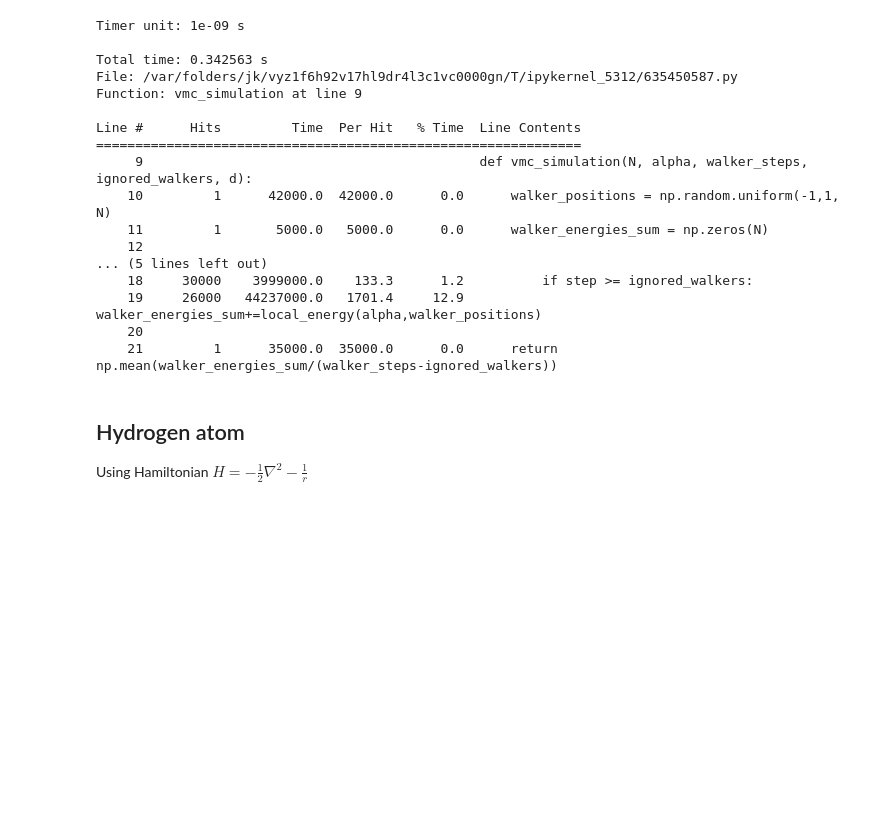
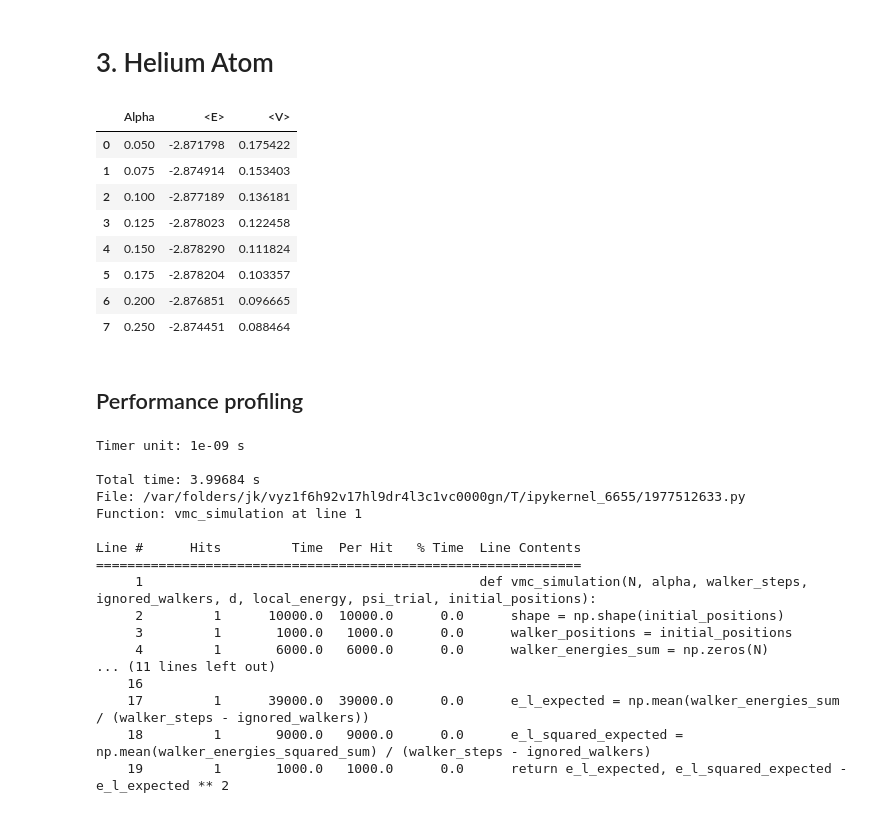
Before and after one commit to lordVelisch/variational-monte-carlo, a Jupyter notebook: main.ipynb, the cells around one changed output. Drawn from its saved outputs; the diff is of its cells as text; code cells hidden in the pictures; blank space fills up the shorter version.

```diff
--- a/main.ipynb
+++ b/main.ipynb
@@ -76,28 +124,64 @@ df
+# %% [markdown]
+#  3. Helium Atom
+# %%
+def psi_trial_he(alpha, positions):
+    r_1 = positions[:,0,:]
+    r_2 = positions[:,1,:]
+    r_12_norm = np.linalg.norm(r_1-r_2, axis=1)
+    return np.exp(-2*np.linalg.norm(r_1, axis=1)) * np.exp(-2*np.linalg.norm(r_2,axis=1)) * np.exp(r_12_norm/(2*(1+alpha*r_12_norm)))
+
+def local_energy_he(alpha, positions):
+    r_1 = positions[:,0,:]
+    r_2 = positions[:,1,:]
+    r_12_norm = np.linalg.norm(r_1-r_2, axis=1)
+    return -4+np.sum((r_1/np.linalg.norm(r_1, axis=1, keepdims=True) - r_2/np.linalg.norm(r_2,axis=1, keepdims=True)) * (r_1-r_2), axis=1) * 1/(r_12_norm *(1+alpha*r_12_norm)**2)-1/(r_12_norm*(1+alpha*r_12_norm)**3)-1/(4*(1+alpha*r_12_norm)**4) + 1/r_12_norm
+
+
+alpha_values = [0.05, 0.075, 0.10, 0.125, 0.15, 0.175, 0.20, 0.25]
+results = []
+for alpha_trial in alpha_values:
+    N = 400
+    initial_positions = np.random.uniform(-0.5, 0.5, (N,2,3))
+    expected_energy, expected_variance = vmc_simulation(N=N, alpha=alpha_trial, walker_steps=30000,
+                                                        ignored_walkers=4000, d=1, local_energy=local_energy_he, psi_trial=psi_trial_he, initial_positions=initial_positions)
+    results.append({"Alpha": alpha_trial, "<E>": expected_energy, "<V>": expected_variance})
+
+df = pd.DataFrame(results)
+df
+# %% [output]
+|  | Alpha | <E> | <V> |
+| 0 | 0.050 | -2.871798 | 0.175422 |
+| 1 | 0.075 | -2.874914 | 0.153403 |
+| 2 | 0.100 | -2.877189 | 0.136181 |
+| 3 | 0.125 | -2.878023 | 0.122458 |
+| 4 | 0.150 | -2.878290 | 0.111824 |
+| 5 | 0.175 | -2.878204 | 0.103357 |
+| 6 | 0.200 | -2.876851 | 0.096665 |
+| 7 | 0.250 | -2.874451 | 0.088464 |
+# %% [markdown]
+## Performance profiling
 # %%
 import line_profiler
 
 lp = line_profiler.LineProfiler(vmc_simulation)
-lp.runcall(vmc_simulation, N=400, alpha=0.4, walker_steps=30000, ignored_walkers=4000, d=0.8)
+lp.runcall(vmc_simulation, N=400, alpha=0.125, walker_steps=30000,
+           ignored_walkers=4000, d=1, local_energy=local_energy_he, psi_trial=psi_trial_he, initial_positions=np.random.uniform(-0.5,0.5,(400,2,3)))
 lp.print_stats()
 # %% [output]
 Timer unit: 1e-09 s
 
-Total time: 0.342563 s
-File: /var/folders/jk/vyz1f6h92v17hl9dr4l3c1vc0000gn/T/ipykernel_5312/635450587.py
-Function: vmc_simulation at line 9
+Total time: 3.99684 s
+File: /var/folders/jk/vyz1f6h92v17hl9dr4l3c1vc0000gn/T/ipykernel_6655/1977512633.py
+Function: vmc_simulation at line 1
 
 Line #      Hits         Time  Per Hit   % Time  Line Contents
 ==============================================================
-     9                                           def vmc_simulation(N, alpha, walker_steps, ignored_walkers, d):
-    10         1      42000.0  42000.0      0.0      walker_positions = np.random.uniform(-1,1, N)
-    11         1       5000.0   5000.0      0.0      walker_energies_sum = np.zeros(N)
-    12
-... (5 lines left out)
-    18     30000    3999000.0    133.3      1.2          if step >= ignored_walkers:
-    19     26000   44237000.0   1701.4     12.9              walker_energies_sum+=local_energy(alpha,walker_positions)
-    20
-    21         1      35000.0  35000.0      0.0      return np.mean(walker_energies_sum/(walker_steps-ignored_walkers))
+     1                                           def vmc_simulation(N, alpha, walker_steps, ignored_walkers, d, local_energy, psi_trial, initial_positions):
+     2         1      10000.0  10000.0      0.0      shape = np.shape(initial_positions)
+     3         1       1000.0   1000.0      0.0      walker_positions = initial_positions
+     4         1       6000.0   6000.0      0.0      walker_energies_sum = np.zeros(N)
+... (11 lines left out)
+    16
+    17         1      39000.0  39000.0      0.0      e_l_expected = np.mean(walker_energies_sum / (walker_steps - ignored_walkers))
+    18         1       9000.0   9000.0      0.0      e_l_squared_expected = np.mean(walker_energies_squared_sum) / (walker_steps - ignored_walkers)
+    19         1       1000.0   1000.0      0.0      return e_l_expected, e_l_squared_expected - e_l_expected ** 2
-# %% [markdown]
-## Hydrogen atom
-
-Using Hamiltonian $H = -\frac{1}{2} \nabla^2 - \frac{1}{r}$
```
Also changed, not shown: parts of 16 cells of this notebook, 1 other file.
